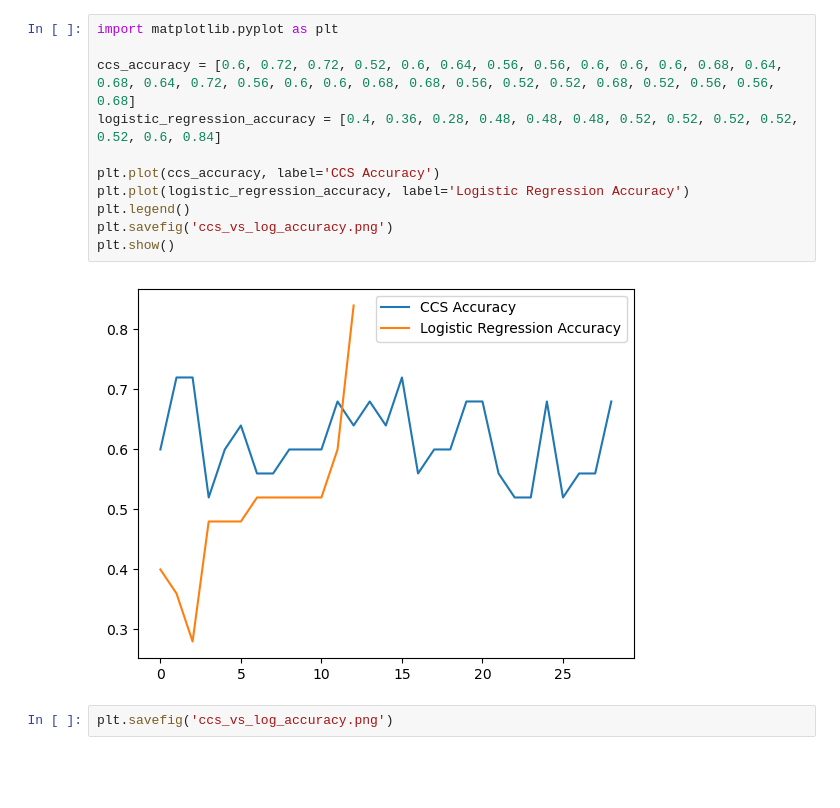
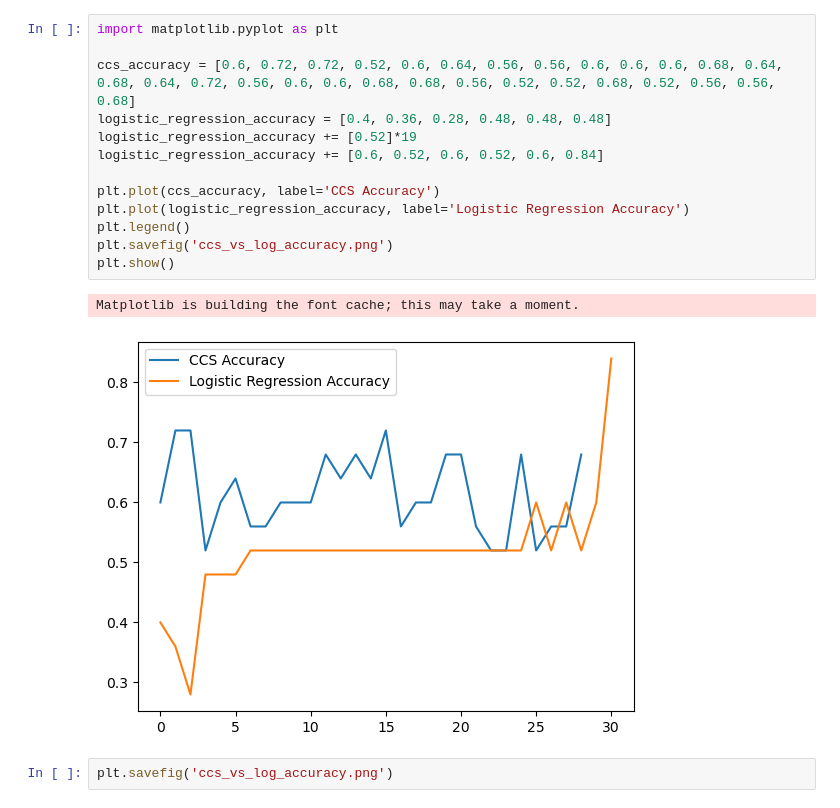
Before and after one commit to nomichka/discovering_latent_knowledge, a Jupyter notebook: CCS_acc_per_layer/plots.ipynb, the cells around one changed output. Drawn from its saved outputs; the diff is of its cells as text; blank space fills up the shorter version.

Commit message:
plots

```diff
--- a/CCS_acc_per_layer/plots.ipynb
+++ b/CCS_acc_per_layer/plots.ipynb
@@ -1,16 +1,19 @@
 # %%
 import matplotlib.pyplot as plt
 
 ccs_accuracy = [0.6, 0.72, 0.72, 0.52, 0.6, 0.64, 0.56, 0.56, 0.6, 0.6, 0.6, 0.68, 0.64, 0.68, 0.64, 0.72, 0.56, 0.6, 0.6, 0.68, 0.68, 0.56, 0.52, 0.52, 0.68, 0.52, 0.56, 0.56, 0.68]
-logistic_regression_accuracy = [0.4, 0.36, 0.28, 0.48, 0.48, 0.48, 0.52, 0.52, 0.52, 0.52, 0.52, 0.6, 0.84]
+logistic_regression_accuracy = [0.4, 0.36, 0.28, 0.48, 0.48, 0.48]
+logistic_regression_accuracy += [0.52]*19
+logistic_regression_accuracy += [0.6, 0.52, 0.6, 0.52, 0.6, 0.84]
 
 plt.plot(ccs_accuracy, label='CCS Accuracy')
 plt.plot(logistic_regression_accuracy, label='Logistic Regression Accuracy')
 plt.legend()
 plt.savefig('ccs_vs_log_accuracy.png')
 plt.show()
 # %% [output]
+Matplotlib is building the font cache; this may take a moment.
-[figure, old version]
+[figure, new version]
 # %%
 plt.savefig('ccs_vs_log_accuracy.png')
 # %% [output]
```
Also changed, not shown: 1 other file.
